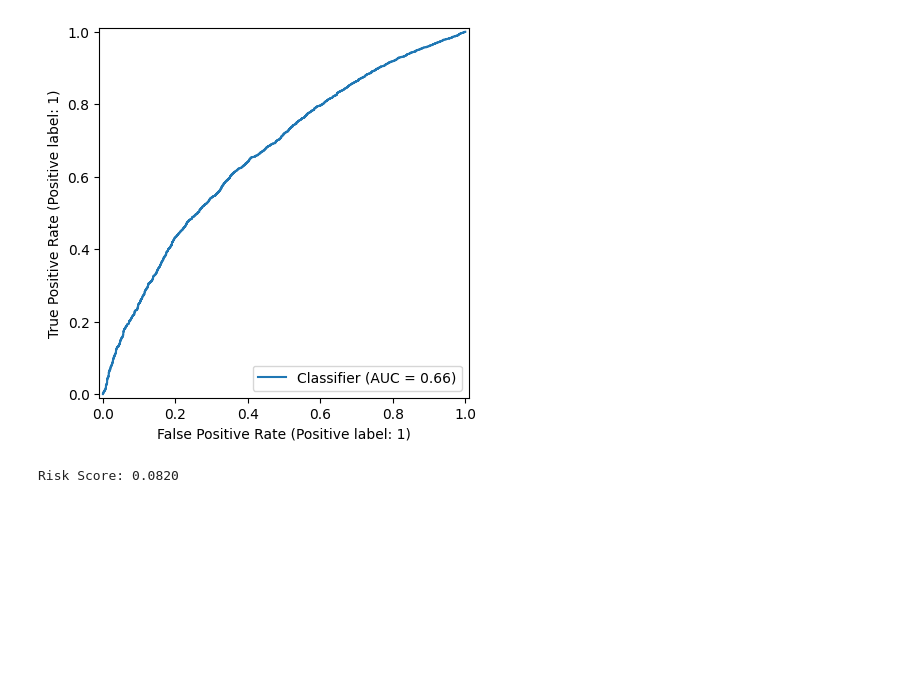
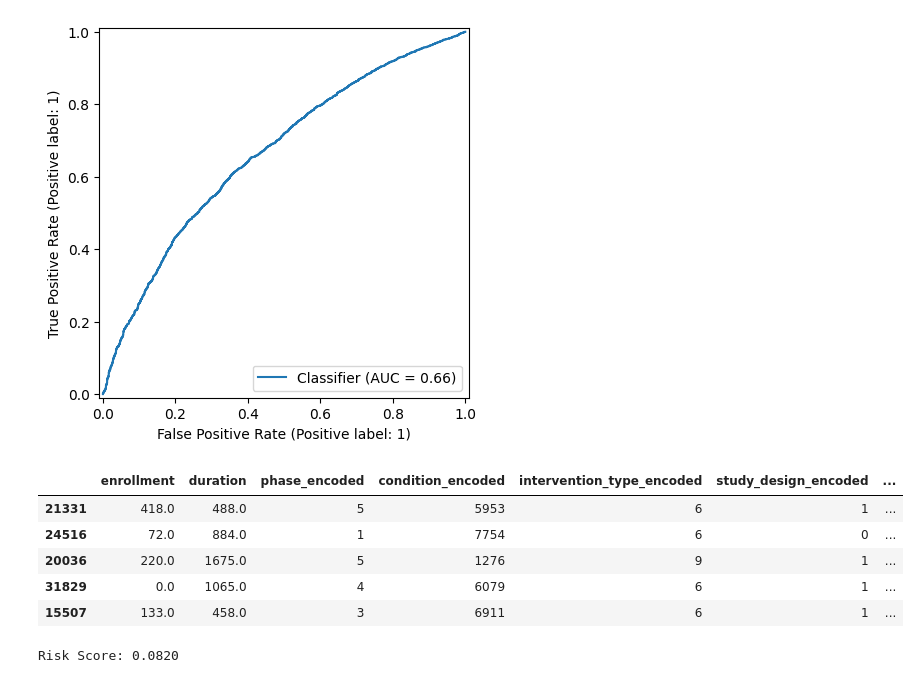
Before and after one commit to Ariiif12345/Hackathon_ds, a Jupyter notebook: logistic_regression.ipynb, the cells around one changed output. Drawn from its saved outputs; the diff is of its cells as text; code cells hidden in the pictures; blank space fills up the shorter version.

```diff
--- a/logistic_regression.ipynb
+++ b/logistic_regression.ipynb
@@ -102,6 +102,17 @@ print(f"AUC-ROC Score: {auc_score:.4f}")
 # %% [output]
 AUC-ROC Score: 0.6650
 [figure]
+# %%
+# Add a column for probability of failure (1 - probability of success) to result_df
+result_df['prob_failure'] = 1 - result_df['probability']
+result_df.head()
+# %% [output]
+|  | enrollment | duration | phase_encoded | condition_encoded | intervention_type_encoded | study_design_encoded | ... |
+| 21331 | 418.0 | 488.0 | 5 | 5953 | 6 | 1 | ... |
+| 24516 | 72.0 | 884.0 | 1 | 7754 | 6 | 0 | ... |
+| 20036 | 220.0 | 1675.0 | 5 | 1276 | 9 | 1 | ... |
+| 31829 | 0.0 | 1065.0 | 4 | 6079 | 6 | 1 | ... |
+| 15507 | 133.0 | 458.0 | 3 | 6911 | 6 | 1 | ... |
 # %%
 from sklearn.metrics import classification_report
 
```
